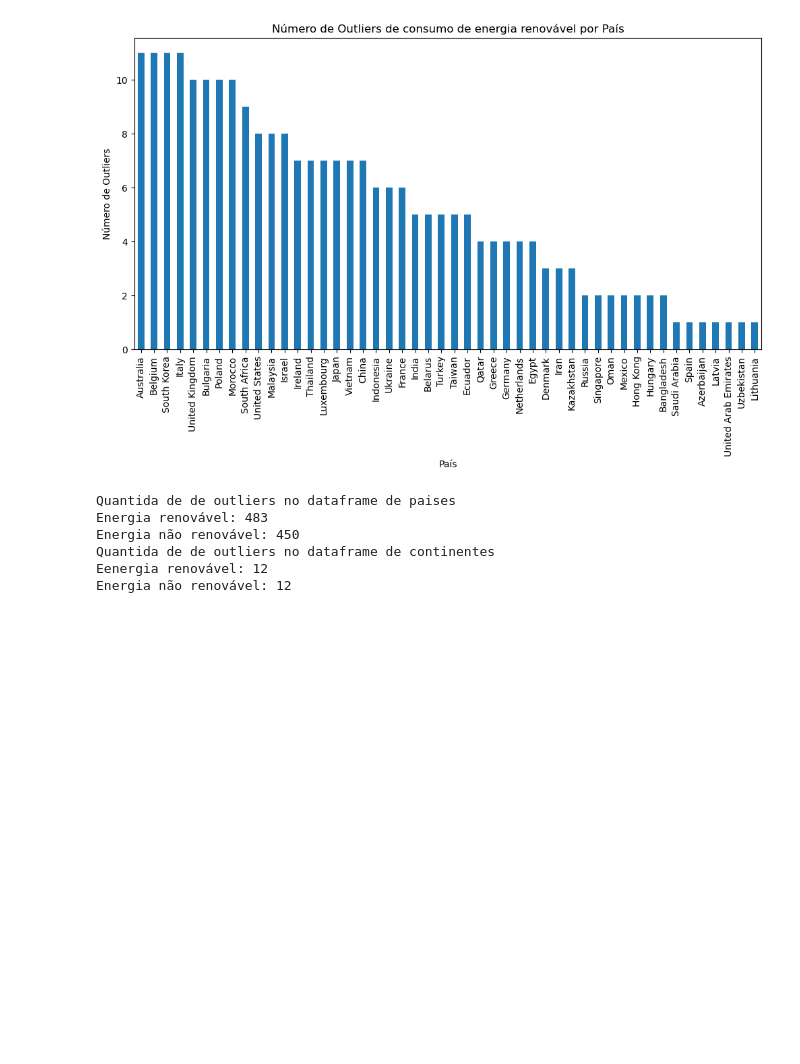
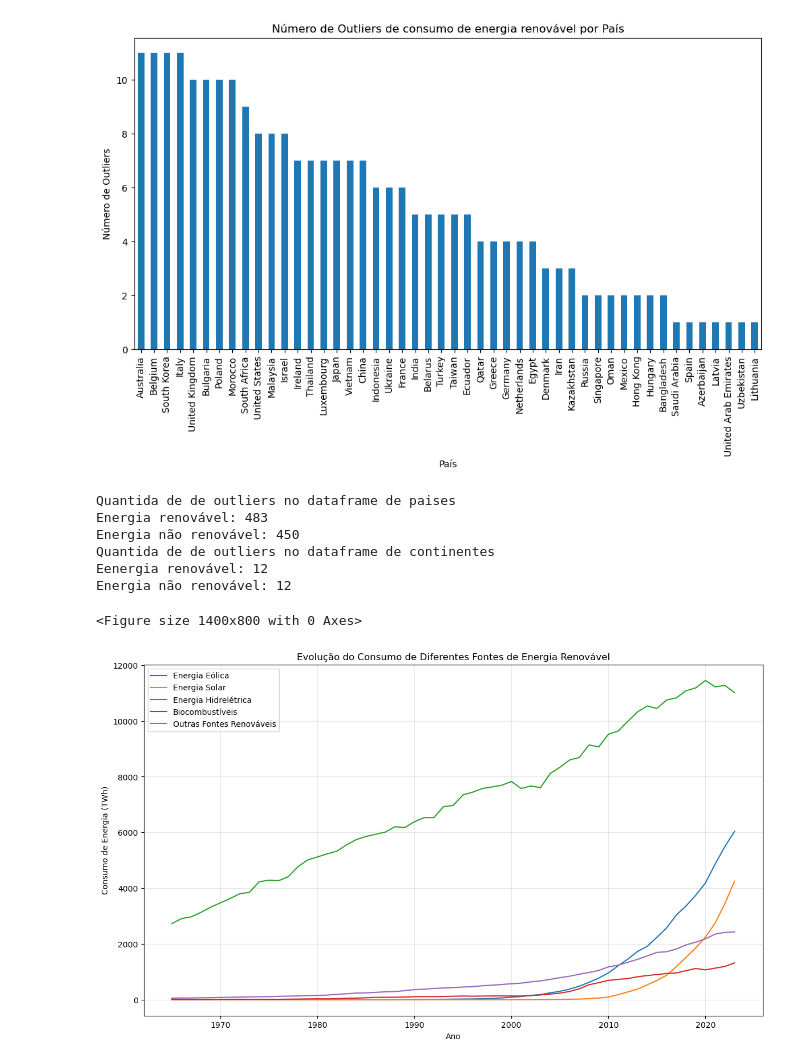
Before and after one commit to YuriRadzi/ProjetoAplicado1, a Jupyter notebook: notebooks/Analise_exploratoria.ipynb, the cells around one changed output. Saved outputs shown, nothing was run; the diff lists cells and outputs as text; code cells hidden in the pictures; blank space fills up the shorter version.

Commit message:
Nova análise de evolução de consumo de energias renováveis

```diff
--- a/notebooks/Analise_exploratoria.ipynb
+++ b/notebooks/Analise_exploratoria.ipynb
@@ -154,3 +154,34 @@ Energia não renovável: 450
 Quantida de de outliers no dataframe de continentes
 Eenergia renovável: 12
 Energia não renovável: 12
+# %%
+#Evolução das diferentes fontes de energia renovável ao longo do tempo
+
+renovaveis_por_ano = base_continente.groupby('ano')[[
+    'consumo_eólica',
+    'consumo_solar',
+    'consumo_hidrelétrica',
+    'consumo_biocombustível',
+    'consumo_outras_renováveis'
+]].sum()
+
+plt.figure(figsize=(14, 8))
+renovaveis_por_ano.plot(figsize=(14, 8))
+
+plt.title('Evolução do Consumo de Diferentes Fontes de Energia Renovável')
+plt.xlabel('Ano')
+plt.ylabel('Consumo de Energia (TWh)')
+plt.grid(True, alpha=0.3)
+
+plt.legend([
+    'Energia Eólica',
+    'Energia Solar',
+    'Energia Hidrelétrica',
+    'Biocombustíveis',
+    'Outras Fontes Renováveis'
+], loc='upper left')
+
+plt.show()
+# %% [output]
+<Figure size 1400x800 with 0 Axes>
+[figure, added]
```
